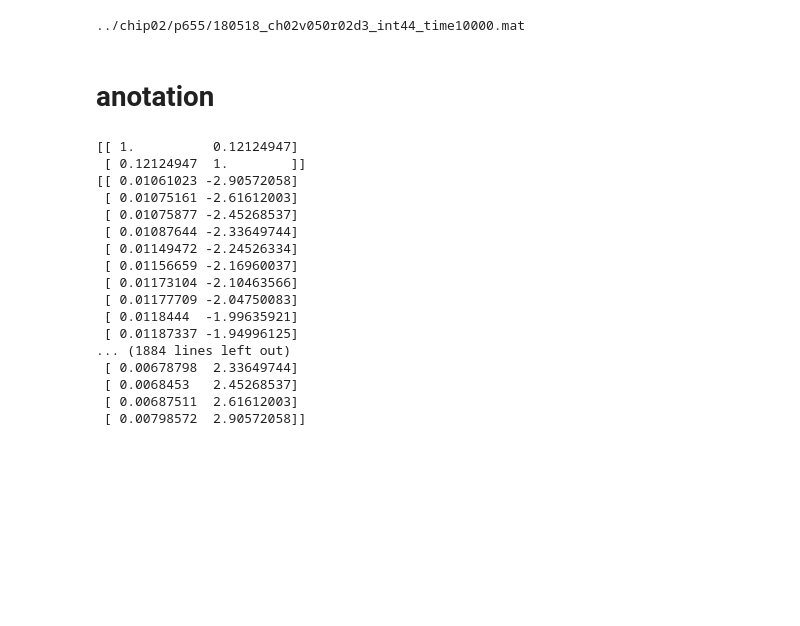
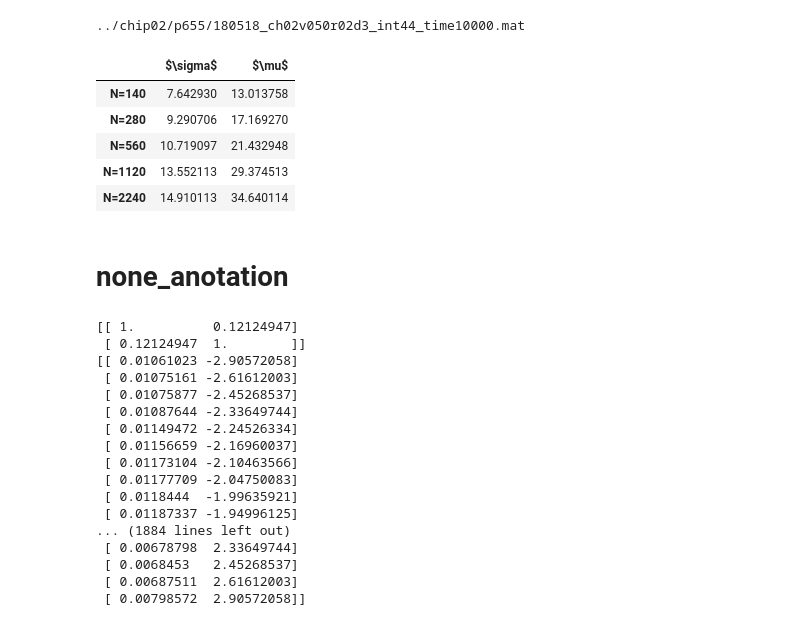
Before and after one commit to adshidtadka/random_telegraph_noise, a Jupyter notebook: apprecation/qqplot_wid_rtn_xscale_p655.ipynb, the cells around one changed output. Drawn from its saved outputs; the diff is of its cells as text; code cells hidden in the pictures; blank space fills up the shorter version.

```diff
--- a/apprecation/qqplot_wid_rtn_xscale_p655.ipynb
+++ b/apprecation/qqplot_wid_rtn_xscale_p655.ipynb
@@ -74,8 +72,43 @@ for k, v in enumerate(dfof_ary):
 # plt.show()
 plt.savefig("./hoge.pdf")
 plt.close()
+# %%
+def method_of_least_squares(x, y):
+    """(docstring)
+    """
+    # 最小二乗法の数式:
+    # y = bx + a (当記事で参考にした、東京大学出版会の『統計学入門』ではこの形)。
+    # b = Σxiyi - nxbarybar / Σxi^2 - nxbar^2
+    # a = ybar - bxbar
+
+    mean_x = np.mean(x)
+    mean_y = np.mean(y)
+    n = len(x)
+
+    b = (np.sum(x*y) - (n*mean_x*mean_y)) / (np.sum(x**2) - (n*mean_x**2))
+
+    a = mean_y - b*mean_x
+
+    return b, a
+# %%
+least_squares_arr =[]
+for k, v in enumerate(data):
+    x_arr = np.log10(dfof_ary[k]['x'].values)
+    y_arr = dfof_ary[k]['y'].values
+    least_squares_arr.append(method_of_least_squares(x_arr, y_arr))
+df = pd.DataFrame(least_squares_arr,
+                                  index=['N=140', 'N=280', 'N=560', 'N=1120', 'N=2240'],
+                                  columns=[r'$\sigma$', r'$\mu$'])
+df
+# %% [output]
+|  | $\sigma$ | $\mu$ |
+| N=140 | 7.642930 | 13.013758 |
+| N=280 | 9.290706 | 17.169270 |
+| N=560 | 10.719097 | 21.432948 |
+| N=1120 | 13.552113 | 29.374513 |
+| N=2240 | 14.910113 | 34.640114 |
 # %% [markdown]
-# anotation
+# none_anotation
 # %%
 # Extract WID and RTN data
 for k, v in enumerate(data):
```
Also changed, not shown: parts of 1 cell of this notebook, 21 other files.
